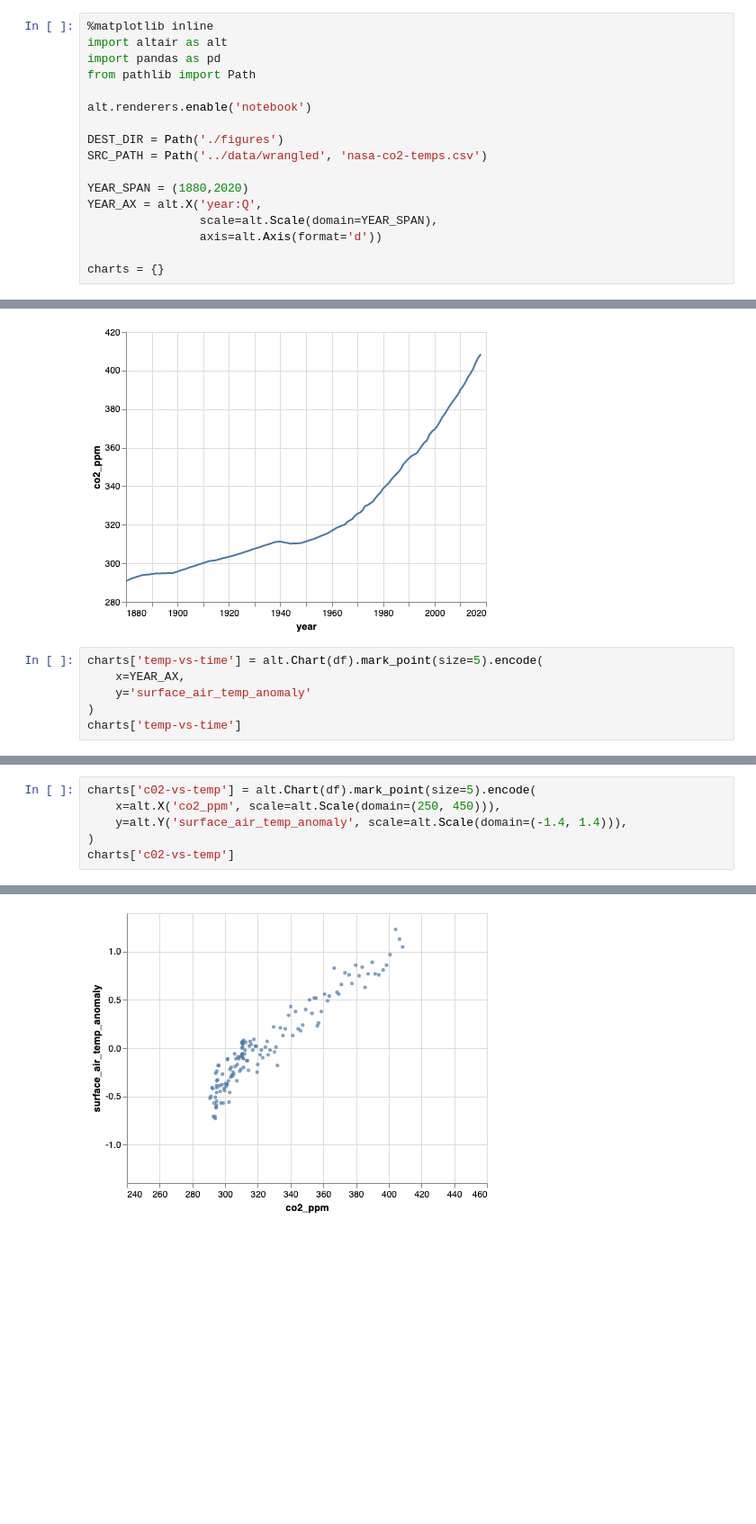
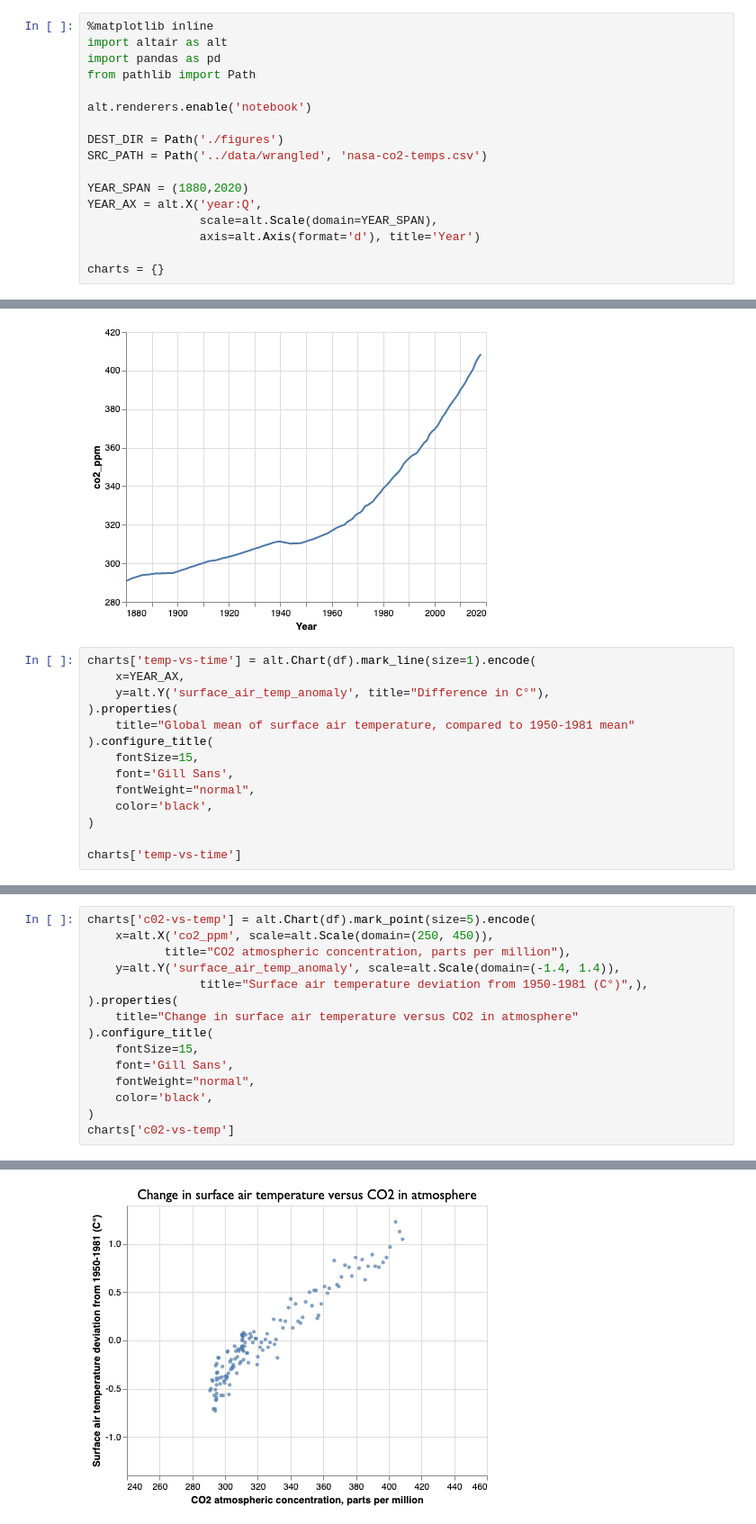
Before and after one commit to stacowrap/nasa-climate-data, a Jupyter notebook: notebooks/visualizing-global-temps-and-co2-levels.ipynb, the cells around one changed output, grey strips where cells are left out. Shown at 90% size. Cells and saved outputs as stored; diff of their text form; blank space fills up the shorter version.

Commit message:
include image

```diff
--- a/notebooks/visualizing-global-temps-and-co2-levels.ipynb
+++ b/notebooks/visualizing-global-temps-and-co2-levels.ipynb
@@ -14,7 +14,7 @@ SRC_PATH = Path('../data/wrangled', 'nasa-co2-temps.csv')
 YEAR_SPAN = (1880,2020)
 YEAR_AX = alt.X('year:Q',
                 scale=alt.Scale(domain=YEAR_SPAN),
-                axis=alt.Axis(format='d'))
+                axis=alt.Axis(format='d'), title='Year')
 
 charts = {}
 # %%
@@ -39,10 +39,18 @@ charts['co2-vs-time']
 <vega.vegalite.VegaLite at 0x...>
 [figure]
 # %%
-charts['temp-vs-time'] = alt.Chart(df).mark_point(size=5).encode(
+charts['temp-vs-time'] = alt.Chart(df).mark_line(size=1).encode(
     x=YEAR_AX,
-    y='surface_air_temp_anomaly'
+    y=alt.Y('surface_air_temp_anomaly', title="Difference in C°"),
+).properties(
+    title="Global mean of surface air temperature, compared to 1950-1981 mean"
+).configure_title(
+    fontSize=15,
+    font='Gill Sans',
+    fontWeight="normal",
+    color='black',
 )
+
 charts['temp-vs-time']
 # %% [output]
 <vega.vegalite.VegaLite at 0x...>
@@ -50,11 +58,20 @@ charts['temp-vs-time']
 # %%
 charts['c02-vs-temp'] = alt.Chart(df).mark_point(size=5).encode(
-    x=alt.X('co2_ppm', scale=alt.Scale(domain=(250, 450))),
-    y=alt.Y('surface_air_temp_anomaly', scale=alt.Scale(domain=(-1.4, 1.4))),
+    x=alt.X('co2_ppm', scale=alt.Scale(domain=(250, 450)),
+           title="CO2 atmospheric concentration, parts per million"),
+    y=alt.Y('surface_air_temp_anomaly', scale=alt.Scale(domain=(-1.4, 1.4)),
+                title="Surface air temperature deviation from 1950-1981 (C°)",),
+).properties(
+    title="Change in surface air temperature versus CO2 in atmosphere"
+).configure_title(
+    fontSize=15,
+    font='Gill Sans',
+    fontWeight="normal",
+    color='black',
 )
 charts['c02-vs-temp']
 # %% [output]
 <vega.vegalite.VegaLite at 0x...>
-[figure, old version]
+[figure, new version]
 # %%
 # saving to disk
```
Also changed, not shown: parts of 2 cells of this notebook, 4 other files.
